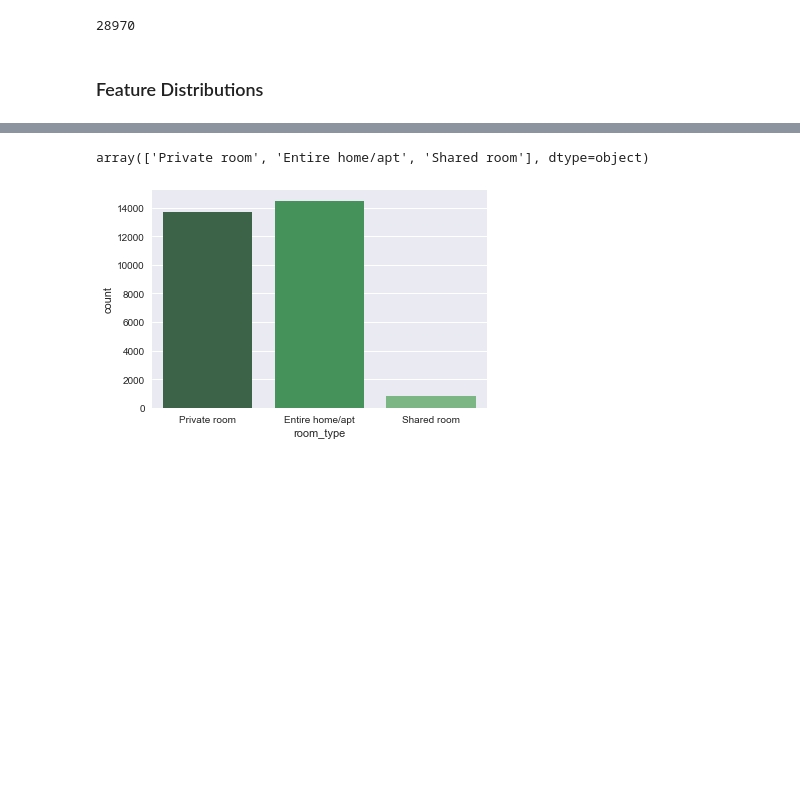
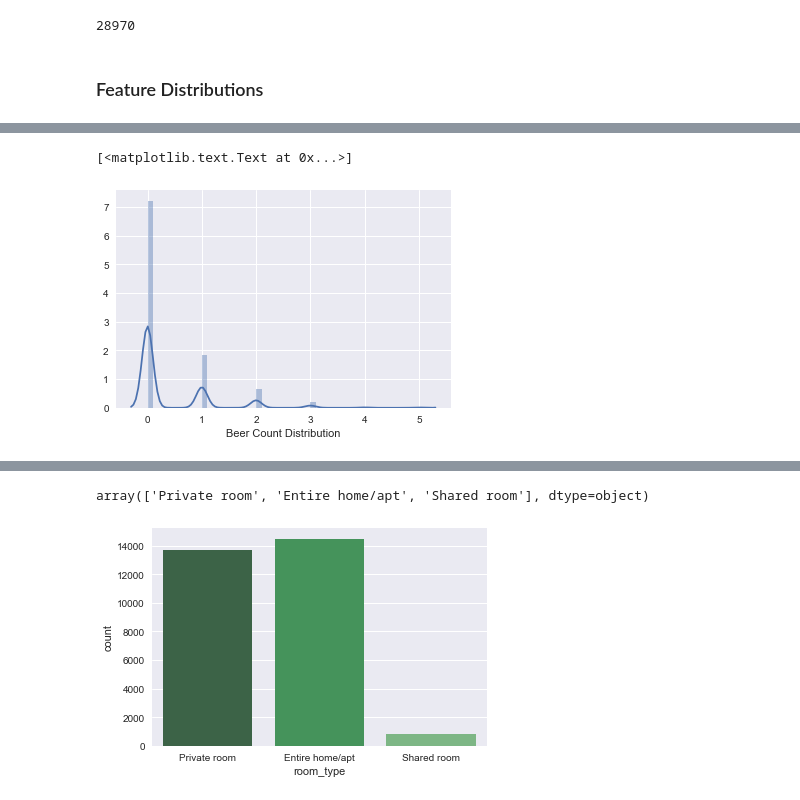
Before and after one commit to fernandomelchor/Airbnb_Project, a Jupyter notebook: jp-Classifying Listings.ipynb, the cells around one changed output, grey strips where cells are left out. Saved outputs shown, nothing was run; the diff lists cells and outputs as text; code cells hidden in the pictures; blank space fills up the shorter version.

```diff
--- a/jp-Classifying Listings.ipynb
+++ b/jp-Classifying Listings.ipynb
@@ -152,0 +147,6 @@ sns.distplot(listings.price, hist=False)
+# %%
+ax = sns.distplot(reduced.beer_count, hist=True)
+ax.set(xlabel='Beer Count Distribution')
+# %% [output]
+[<matplotlib.text.Text at 0x...>]
+[figure, added]
```
Also changed, not shown: parts of 14 cells of this notebook, 12 other files.
